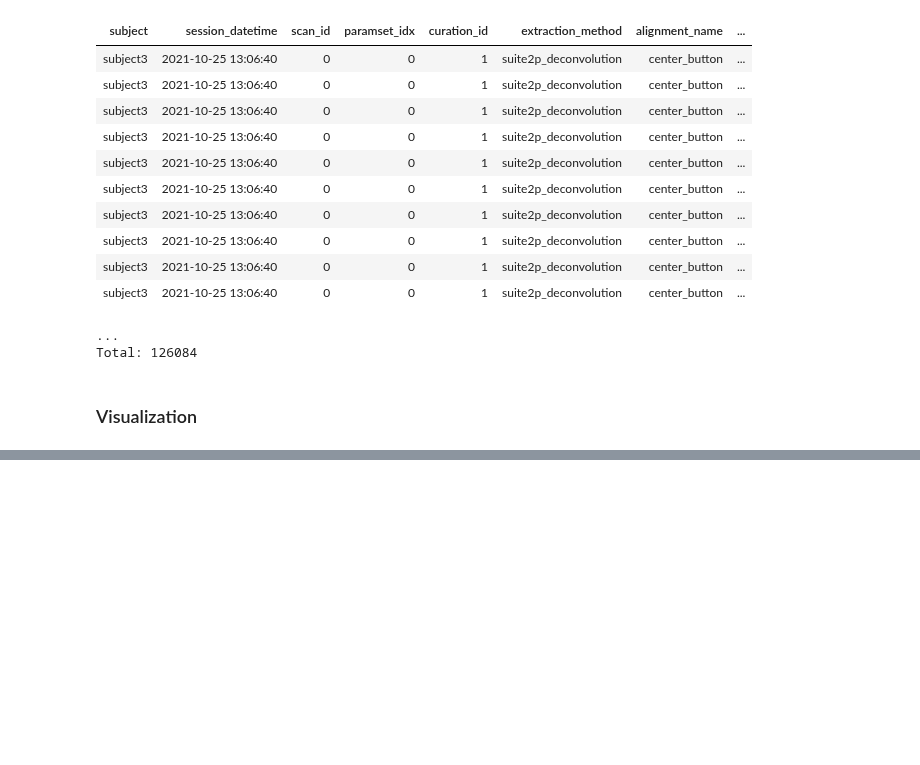
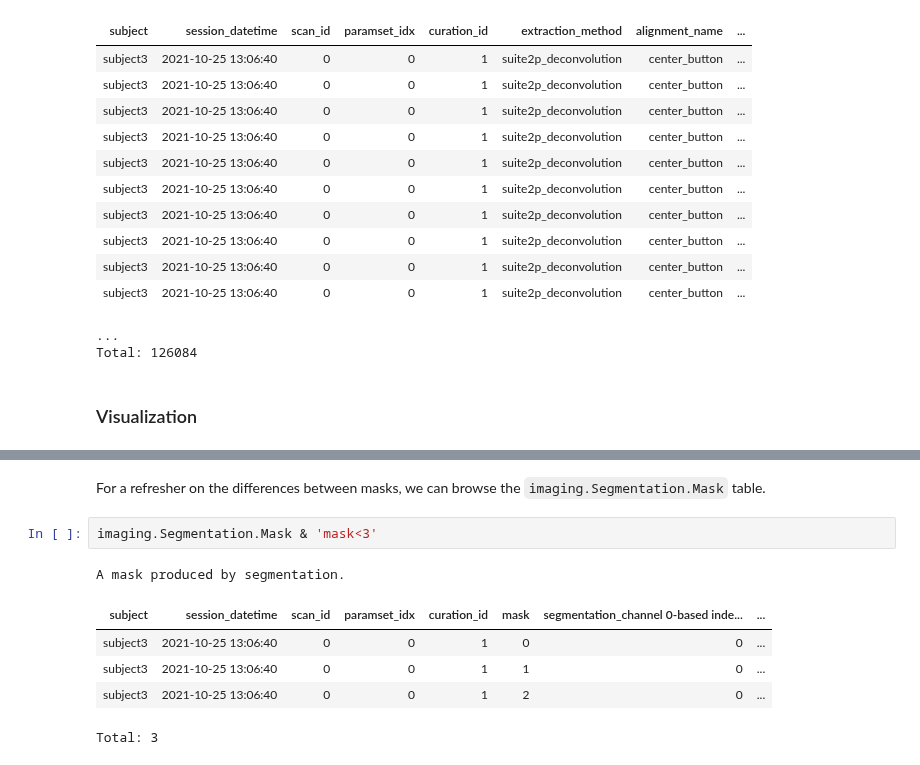
Before and after one commit to datajoint/element-calcium-imaging, a Jupyter notebook: notebooks/07-downstream-analysis-optional.ipynb, the cells around one changed output, grey strips where cells are left out. Cells and saved outputs as stored; diff of their text form; blank space fills up the shorter version.

```diff
--- a/notebooks/07-downstream-analysis-optional.ipynb
+++ b/notebooks/07-downstream-analysis-optional.ipynb
@@ -396,0 +346,11 @@ analysis.ActivityAlignment().plot_aligned_activities(alignment_condition, unit=2
+# %% [markdown]
+For a refresher on the differences between masks, we can browse the `imaging.Segmentation.Mask` table.
+# %%
+imaging.Segmentation.Mask & 'mask<3'
+# %% [output]
+A mask produced by segmentation.
+| subject | session_datetime | scan_id | paramset_idx | curation_id | mask | segmentation_channel 0-based inde... | ... |
+| subject3 | 2021-10-25 13:06:40 | 0 | 0 | 1 | 0 | 0 | ... |
+| subject3 | 2021-10-25 13:06:40 | 0 | 0 | 1 | 1 | 0 | ... |
+| subject3 | 2021-10-25 13:06:40 | 0 | 0 | 1 | 2 | 0 | ... |
+Total: 3
```
Also changed, not shown: parts of 11 cells of this notebook, 1 other file.
